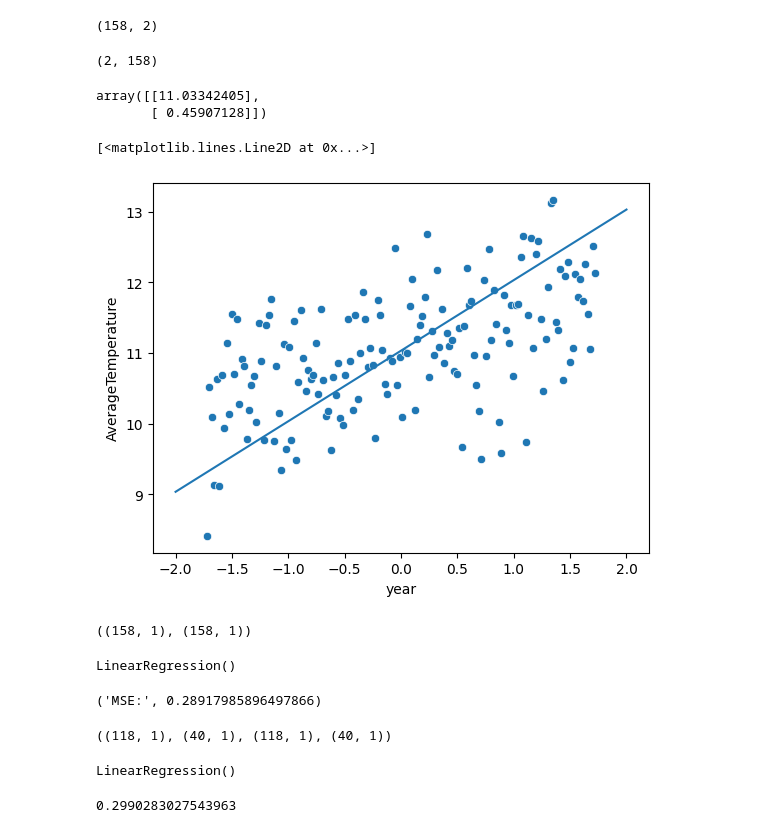
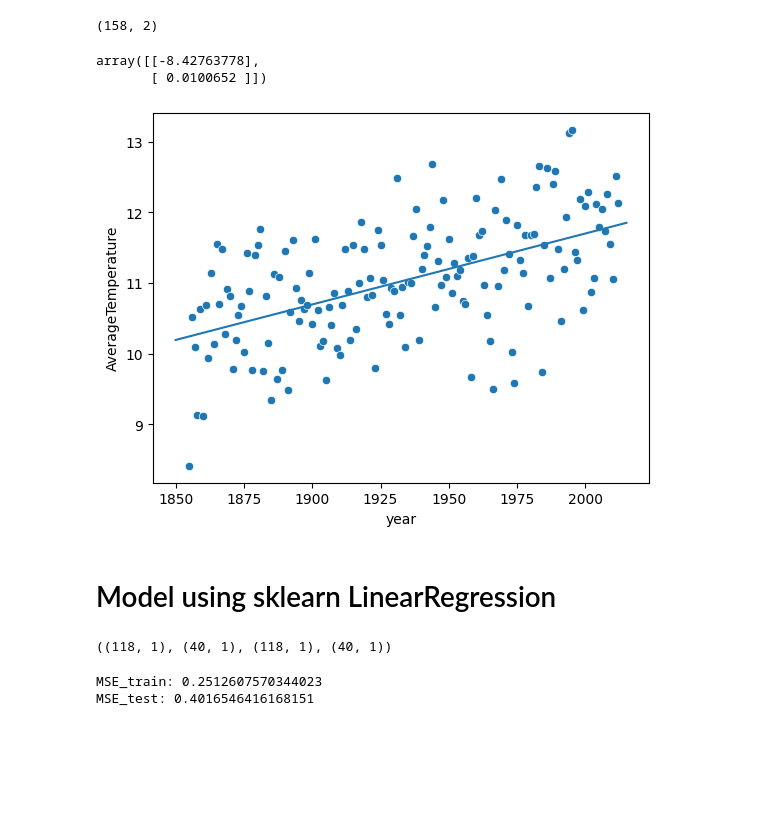
Before and after one commit to GabrielCabas/ML_Course, a Jupyter notebook: unidad_1/practico_1.ipynb, the cells around one changed output. Drawn from its saved outputs; the diff is of its cells as text; code cells hidden in the pictures; blank space fills up the shorter version.

```diff
--- a/unidad_1/practico_1.ipynb
+++ b/unidad_1/practico_1.ipynb
@@ -122,8 +121,6 @@ sns.scatterplot(santiago, x="year", y="AverageTemperature")
 # %%
 month_index = 12
 month = santiago[santiago.month == month_index]
-ss = StandardScaler()
-month["year"] = ss.fit_transform(month[["year"]])
 plt.title(f"Month: {month_index}")
 sns.scatterplot(month, x="year", y="AverageTemperature")
 # %% [output]
@@ -161,25 +155,22 @@ phi = np.append(np.ones(X.shape), X, axis=1)
 phi.shape
 # %% [output]
 (158, 2)
-# %%
-phi.T.shape
-# %% [output]
-(2, 158)
 # %%
-pseudo_inverse =np.linalg.inv (phi.T @ phi)@ phi.T
+pseudo_inverse = np.linalg.inv ( phi.T @ phi ) @ phi.T
+w = pseudo_inverse @ y
+w
+# %% [output]
+array([[-8.42763778],
+       [ 0.0100652 ]])
-# %%
-w = pseudo_inverse @y
-w
-# %% [output]
-array([[11.03342405],
-       [ 0.45907128]])
 # %%
-x_line = np.linspace(-2,2).reshape(-1,1)
-y_pred = w[0][0] + [1][0]*x_line
+x_line = np.linspace(1850, 2015, 100).reshape(-1,1)
+y_pred = w[0][0] + w[1][0] * x_line
 sns.scatterplot(month, x="year", y="AverageTemperature")
 plt.plot(x_line, y_pred)
+plt.show()
 # %% [output]
-[<matplotlib.lines.Line2D at 0x...>]
-[figure, old version]
+[figure, new version]
+# %% [markdown]
+# Model using sklearn LinearRegression
 # %%
 from sklearn.linear_model import LinearRegression
@@ -186,13 +177,0 @@ from sklearn.linear_model import LinearRegression
-# %%
-X.shape, y.shape
-# %% [output]
-((158, 1), (158, 1))
-# %%
-lr = LinearRegression()
-lr.fit(X, y)
-# %% [output]
-LinearRegression()
-# %%
-"MSE:", lr.score(X, y)
-# %% [output]
-('MSE:', 0.28917985896497866)
@@ -206,9 +183,9 @@ X_train.shape, X_test.shape, y_train.shape, y_test.shape
 # %%
 lr = LinearRegression()
 lr.fit(X_train, y_train)
+
+print("MSE_train:", lr.score(X_train, y_train))
+print("MSE_test:", lr.score(X_test, y_test))
 # %% [output]
-LinearRegression()
+MSE_train: 0.2512607570344023
+MSE_test: 0.4016546416168151
-# %%
-lr.score(X_test, y_test)
-# %% [output]
-0.2990283027543963
```
Also changed, not shown: parts of 12 cells of this notebook.
